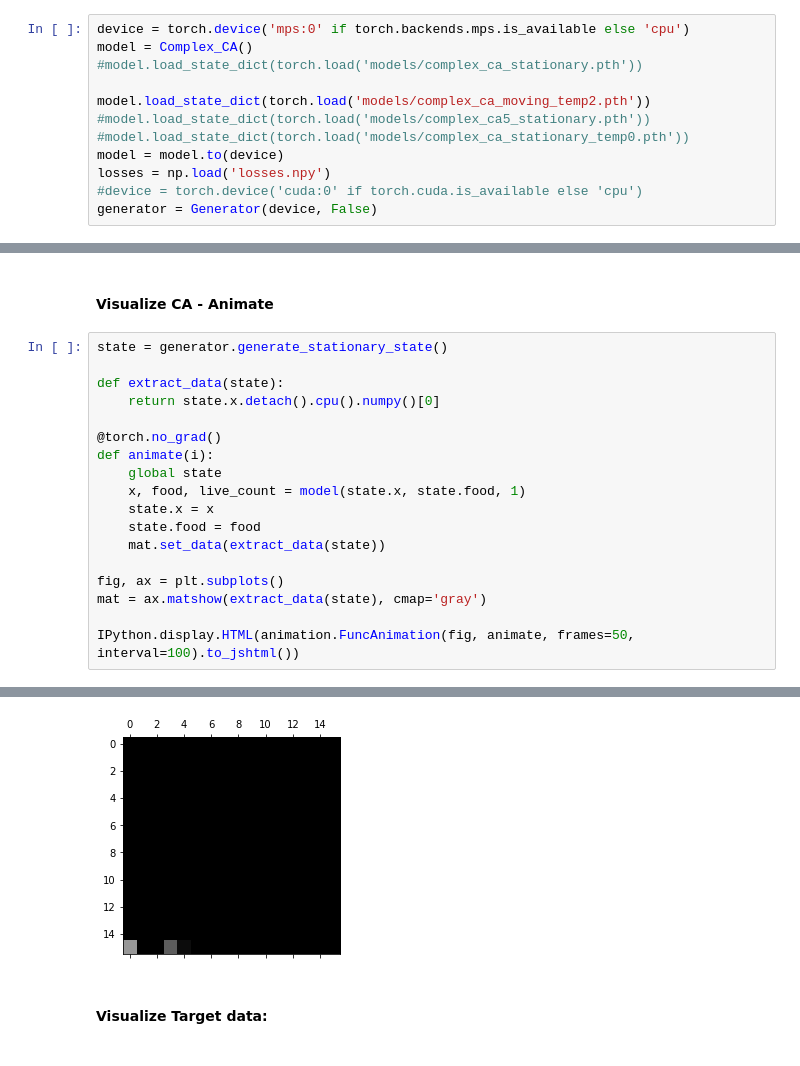
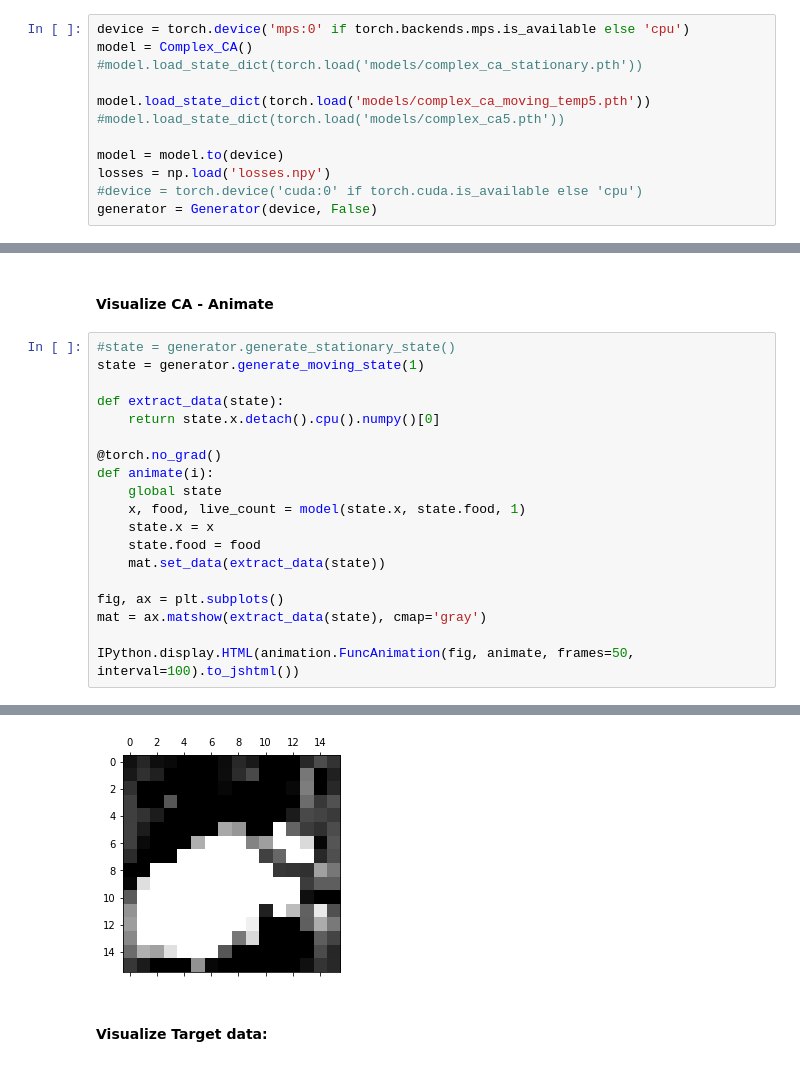
Before and after one commit to Yarlermanden/MultiCellularAutomata, a Jupyter notebook: Experiments/Visualize.ipynb, the cells around one changed output, grey strips where cells are left out. Saved outputs shown, nothing was run; the diff lists cells and outputs as text.

Commit message:
added a lot to visualization. Added more penalty on wrong count of cells

```diff
--- a/Experiments/Visualize.ipynb
+++ b/Experiments/Visualize.ipynb
@@ -21,9 +21,9 @@ device = torch.device('mps:0' if torch.backends.mps.is_available else 'cpu')
 model = Complex_CA()
 #model.load_state_dict(torch.load('models/complex_ca_stationary.pth'))
 
-model.load_state_dict(torch.load('models/complex_ca_moving_temp2.pth'))
-#model.load_state_dict(torch.load('models/complex_ca5_stationary.pth'))
-#model.load_state_dict(torch.load('models/complex_ca_stationary_temp0.pth'))
+model.load_state_dict(torch.load('models/complex_ca_moving_temp5.pth'))
+#model.load_state_dict(torch.load('models/complex_ca5.pth'))
+
 model = model.to(device)
 losses = np.load('losses.npy')
 #device = torch.device('cuda:0' if torch.cuda.is_available else 'cpu')
@@ -40,26 +40,27 @@ plt.show()
 # %% [markdown]
 #### Visualize CA - Animate
 # %%
-state = generator.generate_stationary_state()
+#state = generator.generate_stationary_state()
+state = generator.generate_moving_state(1)
 
 def extract_data(state):
     return state.x.detach().cpu().numpy()[0]
 
 @torch.no_grad()
 def animate(i):
     global state
     x, food, live_count = model(state.x, state.food, 1)
     state.x = x
     state.food = food
     mat.set_data(extract_data(state))
 
 fig, ax = plt.subplots()
 mat = ax.matshow(extract_data(state), cmap='gray')
 
 IPython.display.HTML(animation.FuncAnimation(fig, animate, frames=50, interval=100).to_jshtml())
 # %% [output]
 [interactive output not drawn]
-[figure, old version]
+[figure, new version]
 # %% [markdown]
 #### Visualize Target data:
 # %%
```
Also changed, not shown: parts of 6 cells of this notebook, 3 other files.
